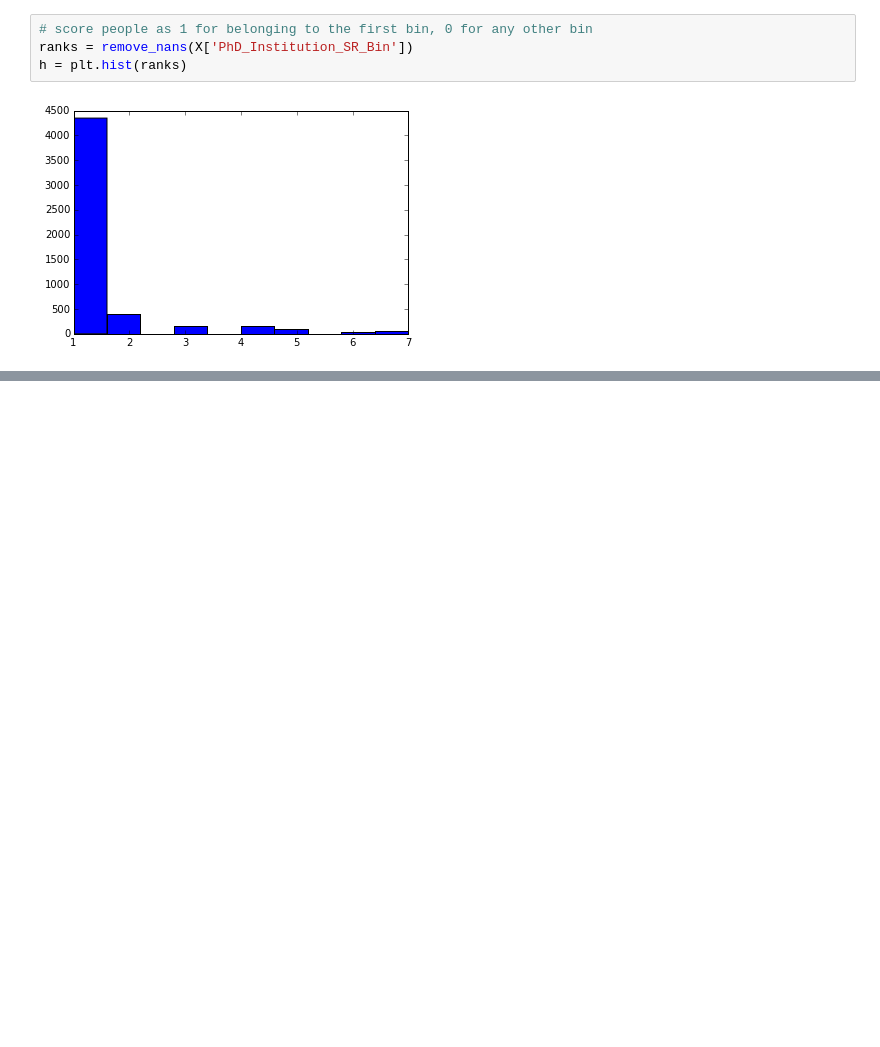
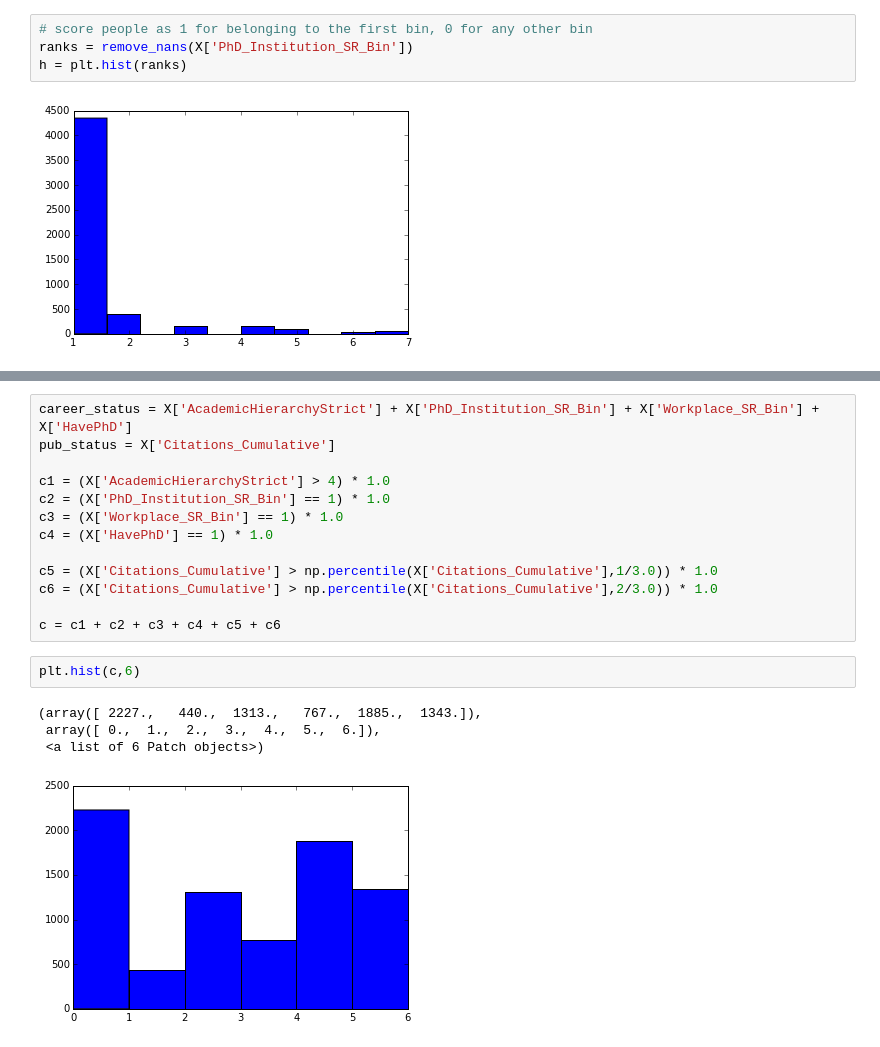
Before and after one commit to suchow/edge, a Jupyter notebook: edge_analysis_0.ipynb, the cells around one changed output, grey strips where cells are left out. Saved outputs shown, nothing was run; the diff lists cells and outputs as text; blank space fills up the shorter version.

```diff
--- a/edge_analysis_0.ipynb
+++ b/edge_analysis_0.ipynb
@@ -137,0 +146,20 @@ h = plt.hist(career_stage)
+# %%
+career_status = X['AcademicHierarchyStrict'] + X['PhD_Institution_SR_Bin'] + X['Workplace_SR_Bin'] + X['HavePhD']
+pub_status = X['Citations_Cumulative']
+
+c1 = (X['AcademicHierarchyStrict'] > 4) * 1.0
+c2 = (X['PhD_Institution_SR_Bin'] == 1) * 1.0
+c3 = (X['Workplace_SR_Bin'] == 1) * 1.0
+c4 = (X['HavePhD'] == 1) * 1.0
+
+c5 = (X['Citations_Cumulative'] > np.percentile(X['Citations_Cumulative'],1/3.0)) * 1.0
+c6 = (X['Citations_Cumulative'] > np.percentile(X['Citations_Cumulative'],2/3.0)) * 1.0
+
+c = c1 + c2 + c3 + c4 + c5 + c6
+# %%
+plt.hist(c,6)
+# %% [output]
+(array([ 2227.,   440.,  1313.,   767.,  1885.,  1343.]),
+ array([ 0.,  1.,  2.,  3.,  4.,  5.,  6.]),
+ <a list of 6 Patch objects>)
+[figure, added]
```
Also changed, not shown: parts of 4 cells of this notebook.
